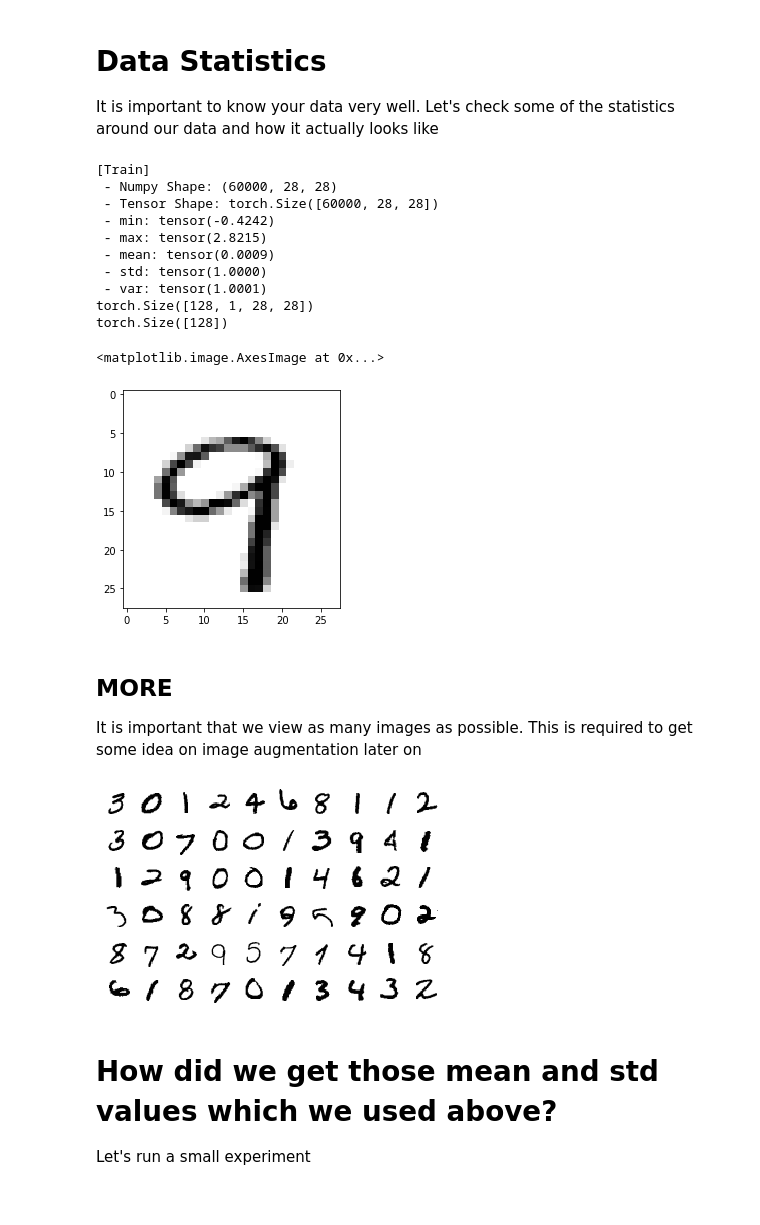
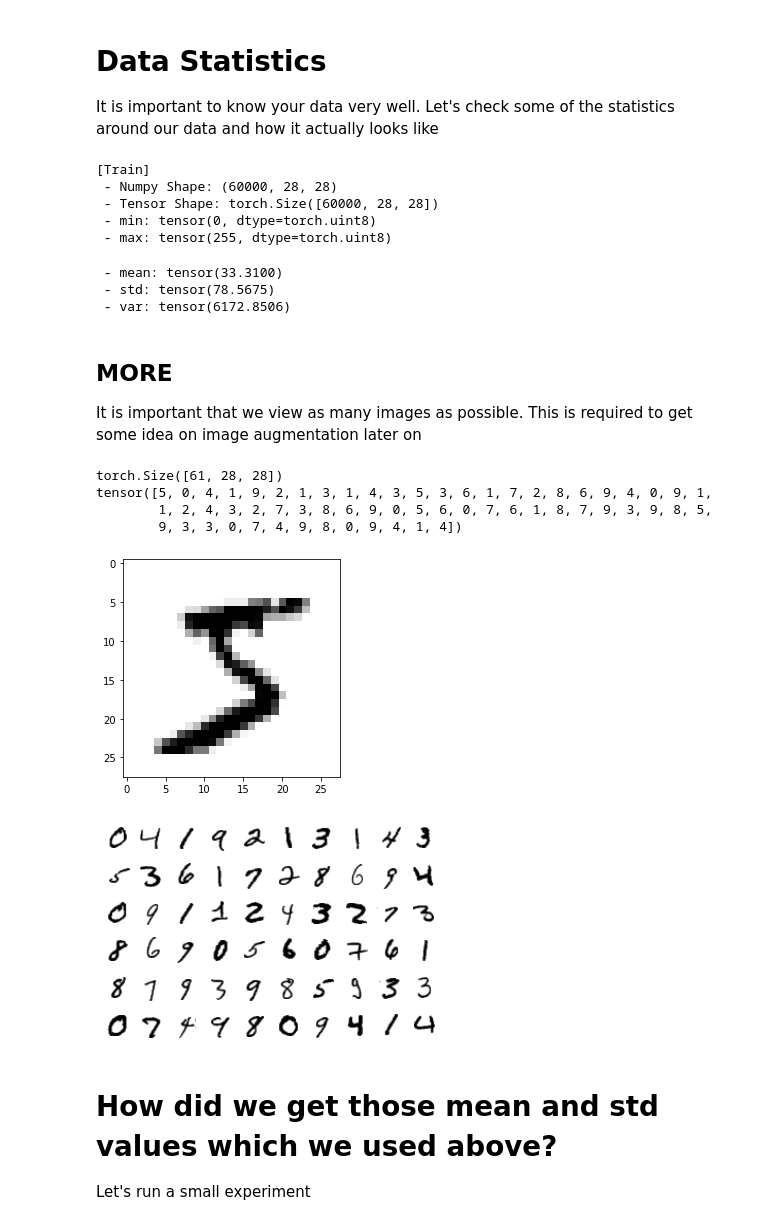
Before and after one commit to gowtham66866/EVA4, a Jupyter notebook: Session 5/EVA4_S5_F1.ipynb, the cells around one changed output. Drawn from its saved outputs; the diff is of its cells as text; code cells hidden in the pictures.

```diff
--- a/Session 5/EVA4_S5_F1.ipynb
+++ b/Session 5/EVA4_S5_F1.ipynb
@@ -53,8 +88,12 @@ You can read more about them [here](https://pytorch.org/docs/stable/_modules/tor
 train_transforms = transforms.Compose([
                                       #  transforms.Resize((28, 28)),
                                       #  transforms.ColorJitter(brightness=0.10, contrast=0.1, saturation=0.10, hue=0.1),
+                                      #  transforms.RandomResizedCrop(10),
+                                       transforms.RandomRotation((-5.0, 5.0), fill=(1,)),
                                        transforms.ToTensor(),
-                                       transforms.Normalize((0.1307,), (0.3081,)) # The mean and std have to be sequences (e.g., tuples), therefore you should add a comma after the values.
+                                       transforms.Normalize((0.1307,), (0.3081,)),
+                                       transforms.RandomErasing(),
+# The mean and std have to be sequences (e.g., tuples), therefore you should add a comma after the values.
                                        # Note the difference between (0.1307) and (0.1307,)
                                        ])
 
@@ -116,55 +155,53 @@ CUDA Available? True
 It is important to know your data very well. Let's check some of the statistics around our data and how it actually looks like
 # %%
 # We'd need to convert it into Numpy! Remember above we have converted it into tensors already
-train_data = train.train_data
-train_data = train.transform(train_data.numpy())
+
+# train_data = train.train_data.numpy()
+# train_data = train.transform(train_data.numpy())
 
 print('[Train]')
 print(' - Numpy Shape:', train.train_data.cpu().numpy().shape)
 print(' - Tensor Shape:', train.train_data.size())
-print(' - min:', torch.min(train_data))
-print(' - max:', torch.max(train_data))
-print(' - mean:', torch.mean(train_data))
-print(' - std:', torch.std(train_data))
-print(' - var:', torch.var(train_data))
-
-dataiter = iter(train_loader)
-images, labels = dataiter.next()
-
-print(images.shape)
-print(labels.shape)
-
-# Let's visualize some of the images
-%matplotlib inline
-import matplotlib.pyplot as plt
-
-plt.imshow(images[0].numpy().squeeze(), cmap='gray_r')
+print(' - min:', torch.min(train.train_data))
+print(' - max:', torch.max(train.train_data))
+print(' - mean:', torch.mean(train.train_data.type(torch.float32)))
+print(' - std:', torch.std(train.train_data.type(torch.float32)))
+print(' - var:', torch.var(train.train_data.type(torch.float32)))
 # %% [output]
 [Train]
  - Numpy Shape: (60000, 28, 28)
  - Tensor Shape: torch.Size([60000, 28, 28])
- - min: tensor(-0.4242)
- - max: tensor(2.8215)
- - mean: tensor(0.0009)
- - std: tensor(1.0000)
- - var: tensor(1.0001)
-torch.Size([128, 1, 28, 28])
-torch.Size([128])
+ - min: tensor(0, dtype=torch.uint8)
+ - max: tensor(255, dtype=torch.uint8)
-<matplotlib.image.AxesImage at 0x...>
+ - mean: tensor(33.3100)
+ - std: tensor(78.5675)
+ - var: tensor(6172.8506)
-[figure, removed]
 # %% [markdown]
 ## MORE
 
 It is important that we view as many images as possible. This is required to get some idea on image augmentation later on
 # %%
+# dataiter = iter(train_loader)
+images, labels = train_loader.dataset.data[0:61],train_loader.dataset.targets[0:61]
+
+print(images.shape)
+print(labels)
+
+plt.imshow(images[0].numpy().squeeze(), cmap='gray_r')
+
 figure = plt.figure()
 num_of_images = 60
 for index in range(1, num_of_images + 1):
     plt.subplot(6, 10, index)
     plt.axis('off')
     plt.imshow(images[index].numpy().squeeze(), cmap='gray_r')
 # %% [output]
+torch.Size([61, 28, 28])
+tensor([5, 0, 4, 1, 9, 2, 1, 3, 1, 4, 3, 5, 3, 6, 1, 7, 2, 8, 6, 9, 4, 0, 9, 1,
+        1, 2, 4, 3, 2, 7, 3, 8, 6, 9, 0, 5, 6, 0, 7, 6, 1, 8, 7, 9, 3, 9, 8, 5,
+        9, 3, 3, 0, 7, 4, 9, 8, 0, 9, 4, 1, 4])
-[figure, old version]
+[figure, new version]
+[figure, added]
 # %% [markdown]
 # How did we get those mean and std values which we used above?
 
```
Also changed, not shown: parts of 9 cells of this notebook.
